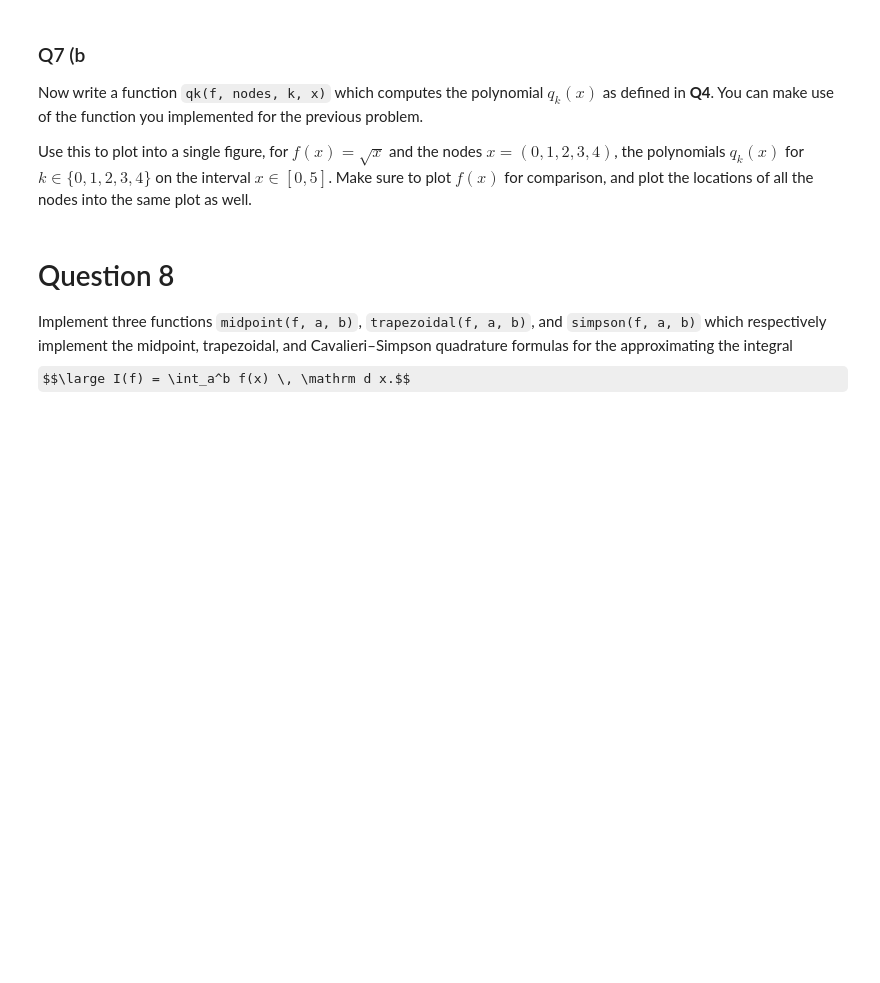
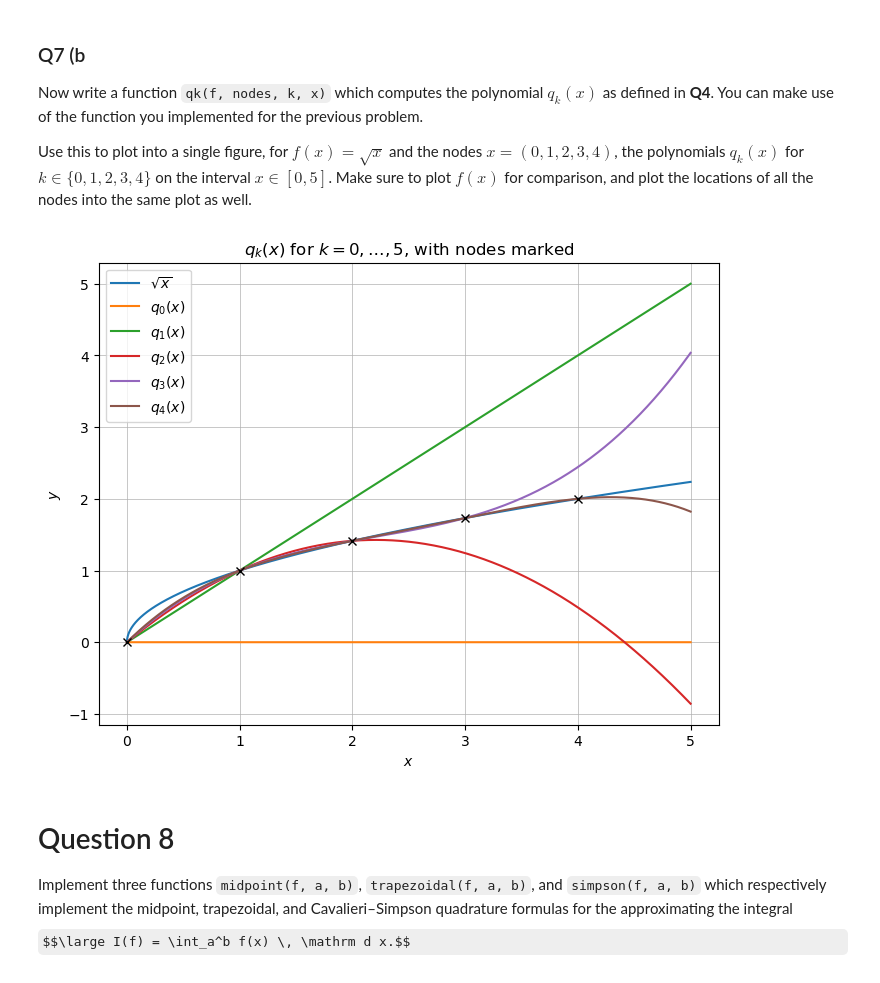
Before and after one commit to DoctorDalek1963/uni, a Jupyter notebook: second-year/MA2K4-Numerical-Methods-and-Computing/Ass-2/Dyson_Dyson_5503449_MA2K4_Assignment_2.ipynb, the cells around one changed output. Cells and saved outputs as stored; diff of their text form; code cells hidden in the pictures; some formulas as TeX source; blank space fills up the shorter version.

```diff
--- a/second-year/MA2K4-Numerical-Methods-and-Computing/Ass-2/Dyson_Dyson_5503449_MA2K4_Assignment_2.ipynb
+++ b/second-year/MA2K4-Numerical-Methods-and-Computing/Ass-2/Dyson_Dyson_5503449_MA2K4_Assignment_2.ipynb
@@ -108,6 +108,14 @@ The formula given in **Q4** allows for a recursive definition of the Lagrange in
 Implement a function `recursive_f(f, nodes)` which takes a function $f$ and an array of nodes $x = (x_0, \dotsc, x_k)$ and returns $f[x_0, \dotsc, x_k]$ as defined in **Q4**. Use this to compute $f[0, 1, 2, 3]$ for $f(x) = \sin x$.
 # %%
 def recursive_f(f, nodes):
-    # TODO
-    pass
+    if len(nodes) == 0:
+        raise ValueError("recursive_f requires a list of at least 1 node")
+
+    if len(nodes) == 1:
+        return f(nodes[0])
+
+    f1 = recursive_f(f, nodes[1:])
+    f0 = recursive_f(f, nodes[:-1])
+    denom = nodes[-1] - nodes[0]
+    return (f1 - f0) / denom
 # %%
@@ -126,5 +152,37 @@ def qk(f, nodes, k, x):
 # %%
-# TODO: Plot
+def plot_qk() -> None:
+    # https://stackoverflow.com/a/41717533
+    plt.rcParams["figure.figsize"] = (8, 6)
+
+    x = np.linspace(0, 5, 2500)
+    f = np.sqrt(x)
+
+    plt.plot(x, f, label=r"$\sqrt{x}$")
+
+    for k in range(5):
+        q = qk(np.sqrt, np.arange(5), k, x)
+        plt.plot(x, q, label=f"$q_{{{k}}}(x)$")
+
+    for n in range(5):
+        plt.plot(n, np.sqrt(n), "x", color="black")
+
+    plt.grid(True, which='both', linestyle='-', linewidth=0.5)
+
+    plt.title(r"$q_k(x)$ for $k = 0, \ldots, 5$, with nodes marked")
+    plt.legend()
+    plt.xlabel("$x$")
+    plt.ylabel("$y$")
+
+    plt.show()
+    plt.clf()
+    plt.close()
+
+    plt.rcParams["figure.figsize"] = plt.rcParamsDefault["figure.figsize"]
+
+
+plot_qk()
+# %% [output]
+[figure, added]
 # %% [markdown]
 # Question 8
 
```
Also changed, not shown: parts of 7 cells of this notebook.
